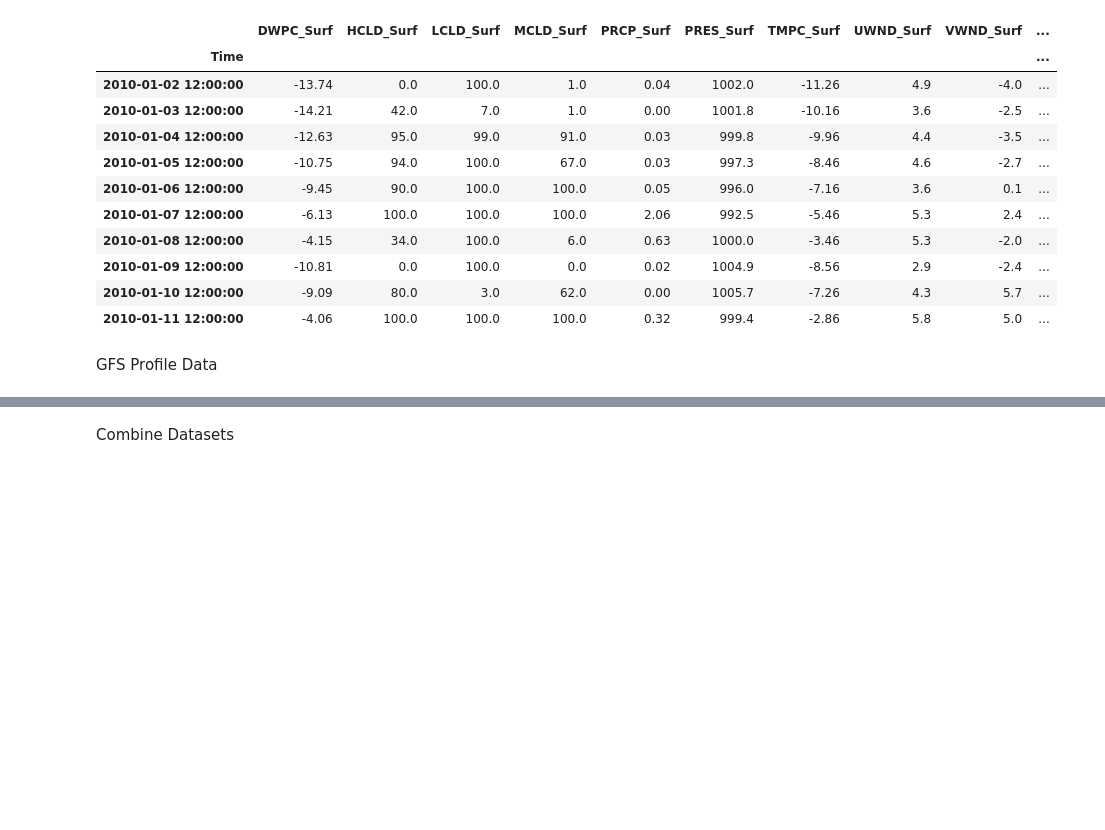
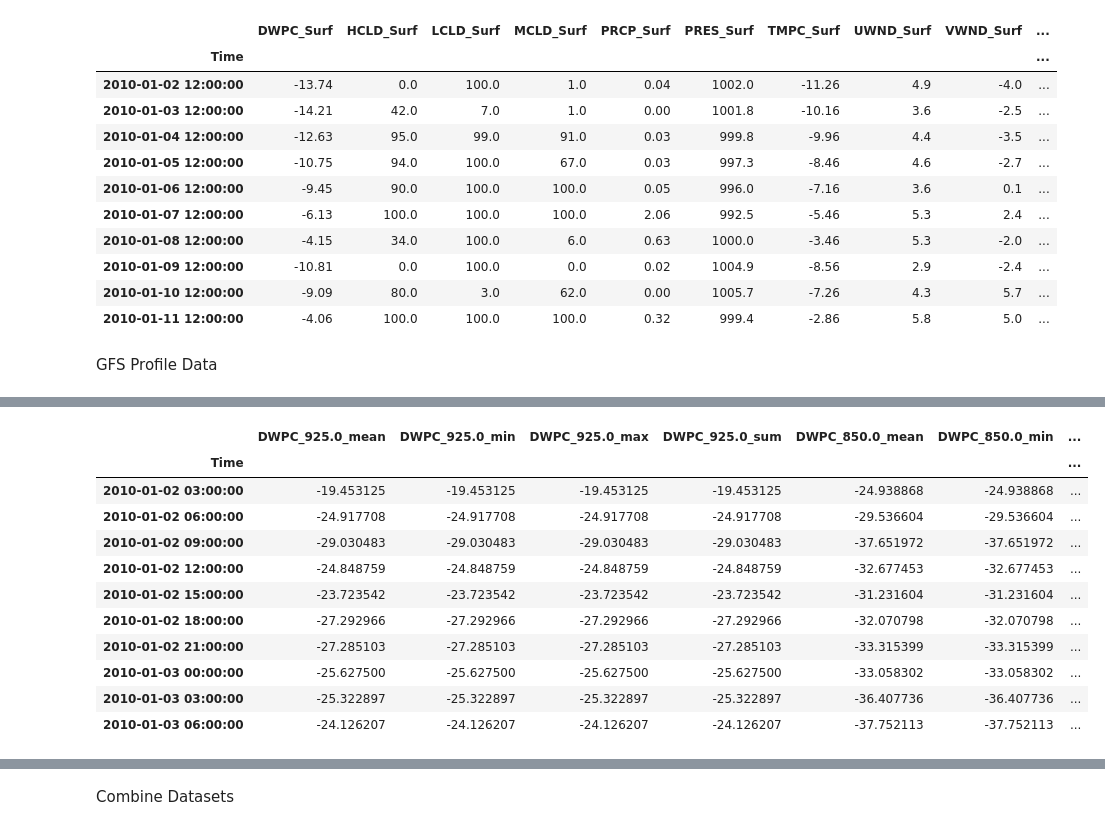
Before and after one commit to dfu2020/ATMS-597-SP-2020-Project-4, a Jupyter notebook: Project4_Joyce_v2_1.ipynb, the cells around one changed output, grey strips where cells are left out. Drawn from its saved outputs; the diff is of its cells as text; code cells hidden in the pictures; blank space fills up the shorter version.

```diff
--- a/Project4_Joyce_v2_1.ipynb
+++ b/Project4_Joyce_v2_1.ipynb
@@ -84,0 +114,29 @@ GFS Profile Data
+# %%
+method = ['mean', 'min', 'max', 'sum']
+GFS_profile_names = ['DWPC', 'HGHT', 'TMPC', 'UWND', 'VWND']
+levels = [925.0, 850.0, 700.0, 500.0]
+for i in GFS_profile_names:
+    for j in levels:
+        for m in method:
+            extract_var_GFS_profile(var=i, level=j, method=m)
+
+GFS_profile = GFS_profile.drop(GFS_profile_names, axis=1)
+GFS_profile.dropna(inplace=True)
+GFS_profile = GFS_profile.astype(float)
+
+GFS_profile.index = GFS_profile.index + pd.DateOffset(hours = -6)
+
+GFS_profile.head(10)
+# %% [output]
+|  | DWPC_925.0_mean | DWPC_925.0_min | DWPC_925.0_max | DWPC_925.0_sum | DWPC_850.0_mean | DWPC_850.0_min | ... |
+| Time |  |  |  |  |  |  | ... |
+| 2010-01-02 03:00:00 | -19.453125 | -19.453125 | -19.453125 | -19.453125 | -24.938868 | -24.938868 | ... |
+| 2010-01-02 06:00:00 | -24.917708 | -24.917708 | -24.917708 | -24.917708 | -29.536604 | -29.536604 | ... |
+| 2010-01-02 09:00:00 | -29.030483 | -29.030483 | -29.030483 | -29.030483 | -37.651972 | -37.651972 | ... |
+| 2010-01-02 12:00:00 | -24.848759 | -24.848759 | -24.848759 | -24.848759 | -32.677453 | -32.677453 | ... |
+| 2010-01-02 15:00:00 | -23.723542 | -23.723542 | -23.723542 | -23.723542 | -31.231604 | -31.231604 | ... |
+| 2010-01-02 18:00:00 | -27.292966 | -27.292966 | -27.292966 | -27.292966 | -32.070798 | -32.070798 | ... |
+| 2010-01-02 21:00:00 | -27.285103 | -27.285103 | -27.285103 | -27.285103 | -33.315399 | -33.315399 | ... |
+| 2010-01-03 00:00:00 | -25.627500 | -25.627500 | -25.627500 | -25.627500 | -33.058302 | -33.058302 | ... |
+| 2010-01-03 03:00:00 | -25.322897 | -25.322897 | -25.322897 | -25.322897 | -36.407736 | -36.407736 | ... |
+| 2010-01-03 06:00:00 | -24.126207 | -24.126207 | -24.126207 | -24.126207 | -37.752113 | -37.752113 | ... |
```
Also changed, not shown: parts of 25 cells of this notebook.
